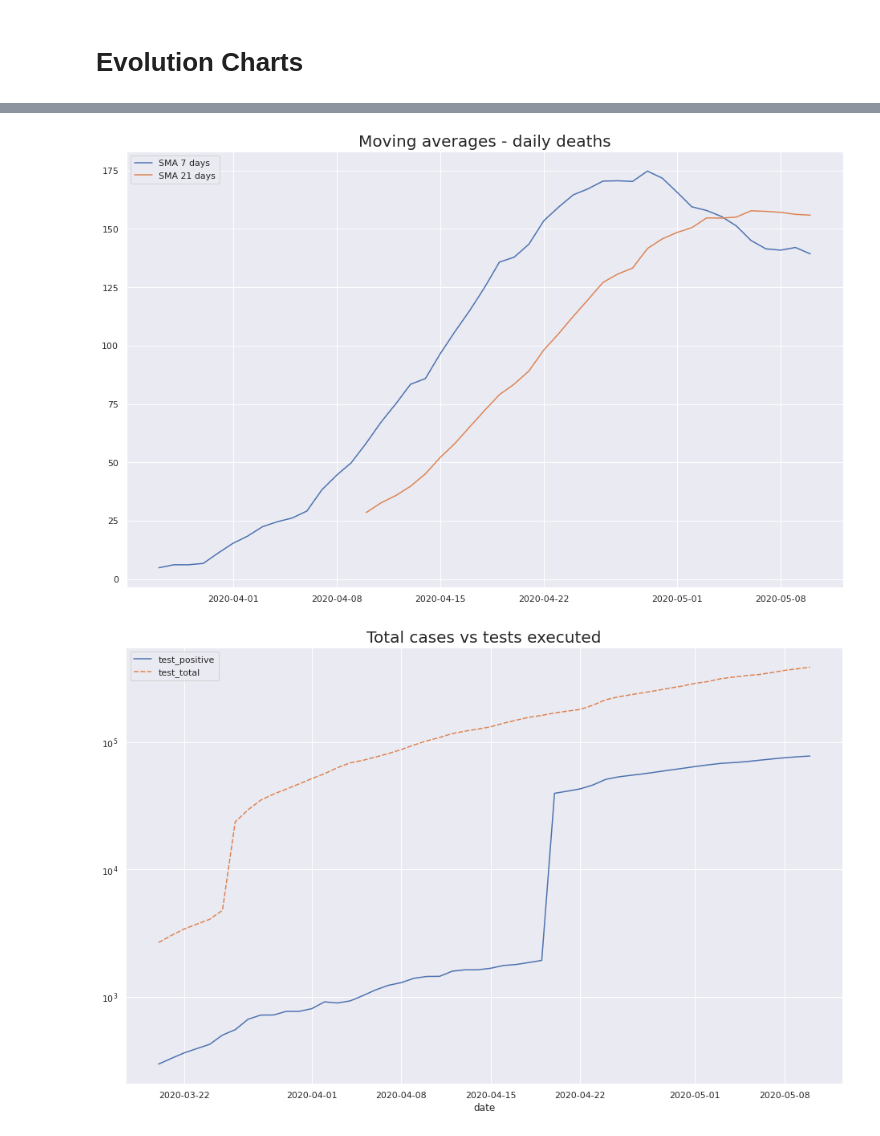
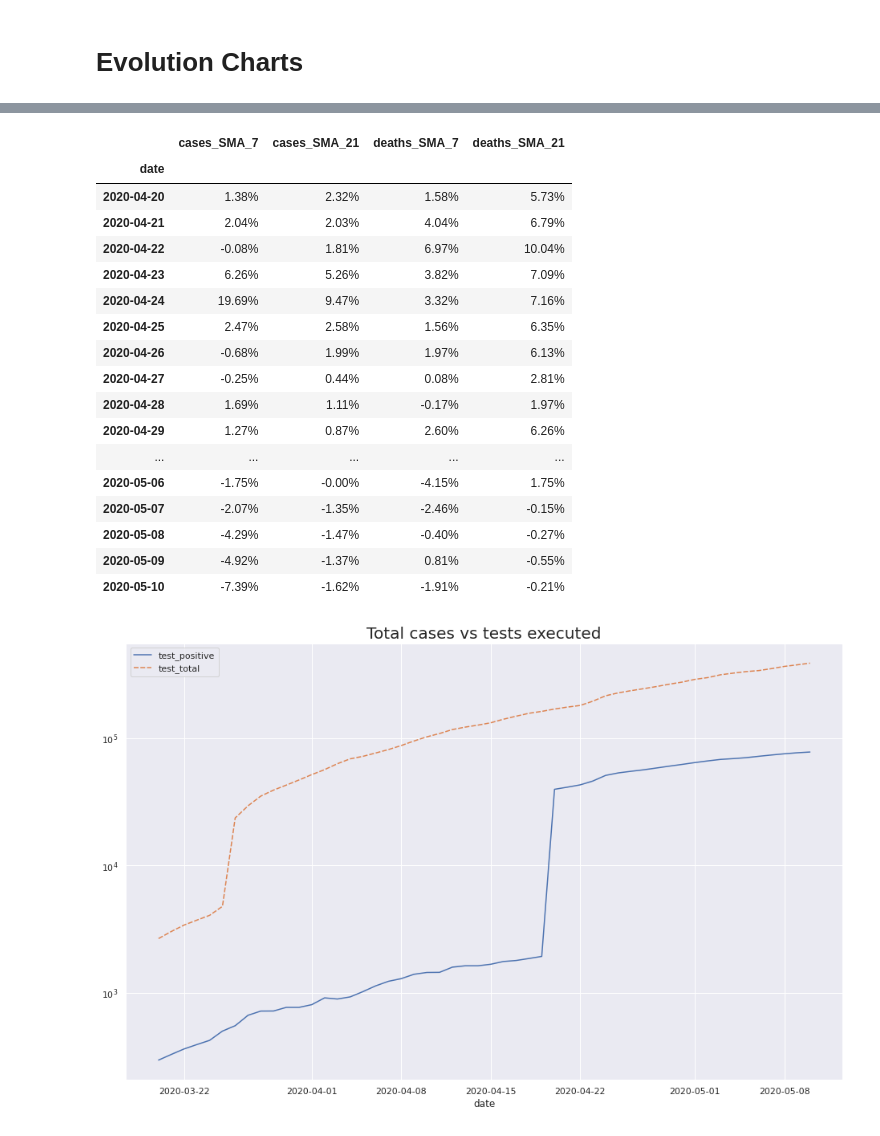
Before and after one commit to rscarvalho/coronavirus-daily-report, a Jupyter notebook: Plots.ipynb, the cells around one changed output, grey strips where cells are left out. Cells and saved outputs as stored; diff of their text form; code cells hidden in the pictures.

```diff
--- a/Plots.ipynb
+++ b/Plots.ipynb
@@ -21,5 +21,11 @@ smas["cases_SMA_21"] = evolution_df["cases"].rolling(window=21).mean()
 
 smas["deaths_SMA_7"] = evolution_df["deaths"].rolling(window=7).mean()
 smas["deaths_SMA_21"] = evolution_df["deaths"].rolling(window=21).mean()
+
+def to_pct_string(frame):
+    new_frame = pd.DataFrame()
+    for column in frame.columns:
+        new_frame[column] = pd.Series(["{0:.2f}%".format(val * 100) for val in frame[column]], index = frame.index)
+    return new_frame
 # %% [markdown]
 # Evolution Charts
@@ -62,11 +69,24 @@ plt.show()
-# %%
-plt.plot(smas["deaths_SMA_7"], label="SMA 7 days")
-plt.plot(smas["deaths_SMA_21"], label="SMA 21 days")
-plt.legend(loc=2)
-plt.title("Moving averages - daily deaths")
-plt.show()
-# %% [output]
-[figure, removed]
+# %%
+to_pct_string(smas.pct_change().iloc[-21:])
+# %% [output]
+|  | cases_SMA_7 | cases_SMA_21 | deaths_SMA_7 | deaths_SMA_21 |
+| date |  |  |  |  |
+| 2020-04-20 | 1.38% | 2.32% | 1.58% | 5.73% |
+| 2020-04-21 | 2.04% | 2.03% | 4.04% | 6.79% |
+| 2020-04-22 | -0.08% | 1.81% | 6.97% | 10.04% |
+| 2020-04-23 | 6.26% | 5.26% | 3.82% | 7.09% |
+| 2020-04-24 | 19.69% | 9.47% | 3.32% | 7.16% |
+| 2020-04-25 | 2.47% | 2.58% | 1.56% | 6.35% |
+| 2020-04-26 | -0.68% | 1.99% | 1.97% | 6.13% |
+| 2020-04-27 | -0.25% | 0.44% | 0.08% | 2.81% |
+| 2020-04-28 | 1.69% | 1.11% | -0.17% | 1.97% |
+| 2020-04-29 | 1.27% | 0.87% | 2.60% | 6.26% |
+| ... | ... | ... | ... | ... |
+| 2020-05-06 | -1.75% | -0.00% | -4.15% | 1.75% |
+| 2020-05-07 | -2.07% | -1.35% | -2.46% | -0.15% |
+| 2020-05-08 | -4.29% | -1.47% | -0.40% | -0.27% |
+| 2020-05-09 | -4.92% | -1.37% | 0.81% | -0.55% |
+| 2020-05-10 | -7.39% | -1.62% | -1.91% | -0.21% |
 # %%
 ax = sns.lineplot(data=tests_df)
 ax.set_yscale("log")
```
Also changed, not shown: parts of 9 cells of this notebook.
